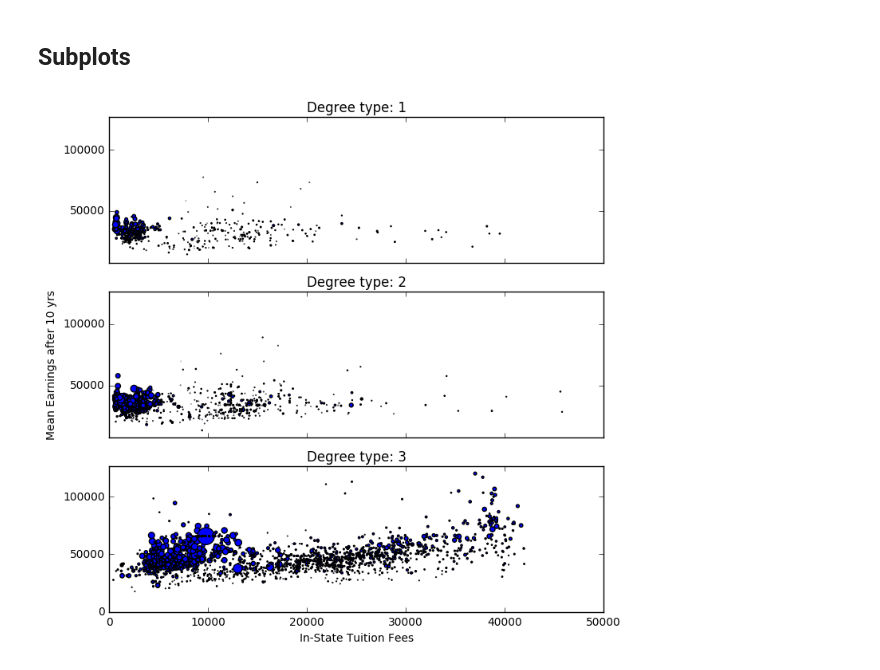
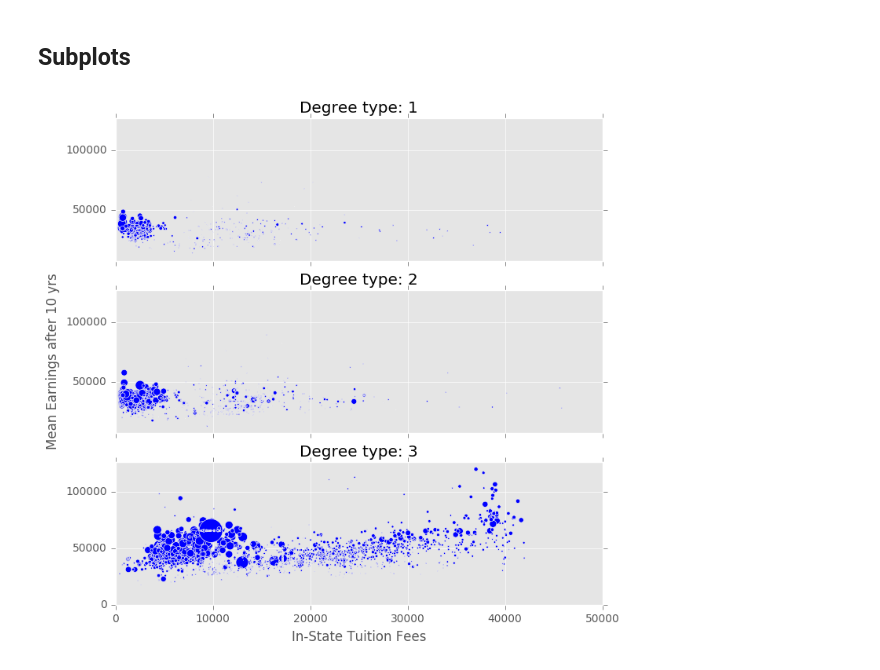
Before and after one commit to jsharpna/jsharpna.github.old, a Jupyter notebook: 141B/code/Matplotlib.ipynb, the cells around one changed output. Drawn from its saved outputs; the diff is of its cells as text; code cells hidden in the pictures.

```diff
--- a/141B/code/Matplotlib.ipynb
+++ b/141B/code/Matplotlib.ipynb
@@ -1,5 +1,7 @@
 # %%
 from matplotlib import pyplot as plt
+import matplotlib
+matplotlib.style.use('ggplot')
 import pandas as pd
 import numpy as np
 # %%
@@ -213,17 +229,18 @@ COL.loc[davisid]['ADM_RATE']
 # %%
 f, axarr = plt.subplots(3, sharex=True, sharey=True, figsize=(8,8))
 TVE = COL[['UGDS','TUITIONFEE_IN','mn_earn_wne_p10','sch_deg']].dropna(axis=0)
 TVE = TVE[TVE['mn_earn_wne_p10']!='PrivacySuppressed']
 for i in range(3):
     TVEt = TVE[TVE['sch_deg'] == i+1]
-    axarr[i].scatter(TVEt.iloc[:,1],TVEt.iloc[:,2],s=TVEt.iloc[:,0]/1000)
+    axarr[i].scatter(TVEt.iloc[:,1],TVEt.iloc[:,2],s=TVEt.iloc[:,0]/500)
     axarr[i].set_xlim([0,50000])
     axarr[i].set_yticks([0,50000,100000])
     axarr[i].set_title('Degree type: ' + str(i+1))
     if i == 1:
         axarr[i].set_ylabel('Mean Earnings after 10 yrs')
 #f.subplots_adjust(hspace=0)
 plt.xlabel('In-State Tuition Fees')
+plt.savefig('earningsbytuition.png',format='png')
 plt.show()
 # %% [output]
-[figure, old version]
+[figure, new version]
```
Also changed, not shown: parts of 20 cells of this notebook, 2 other files.
